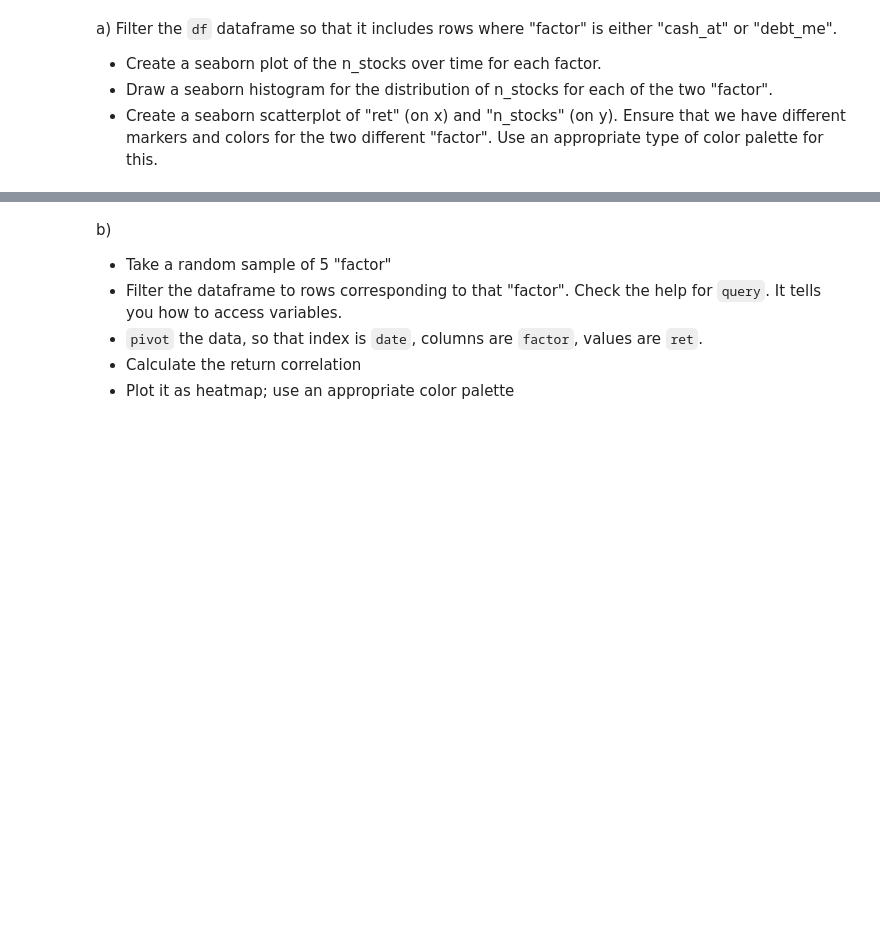
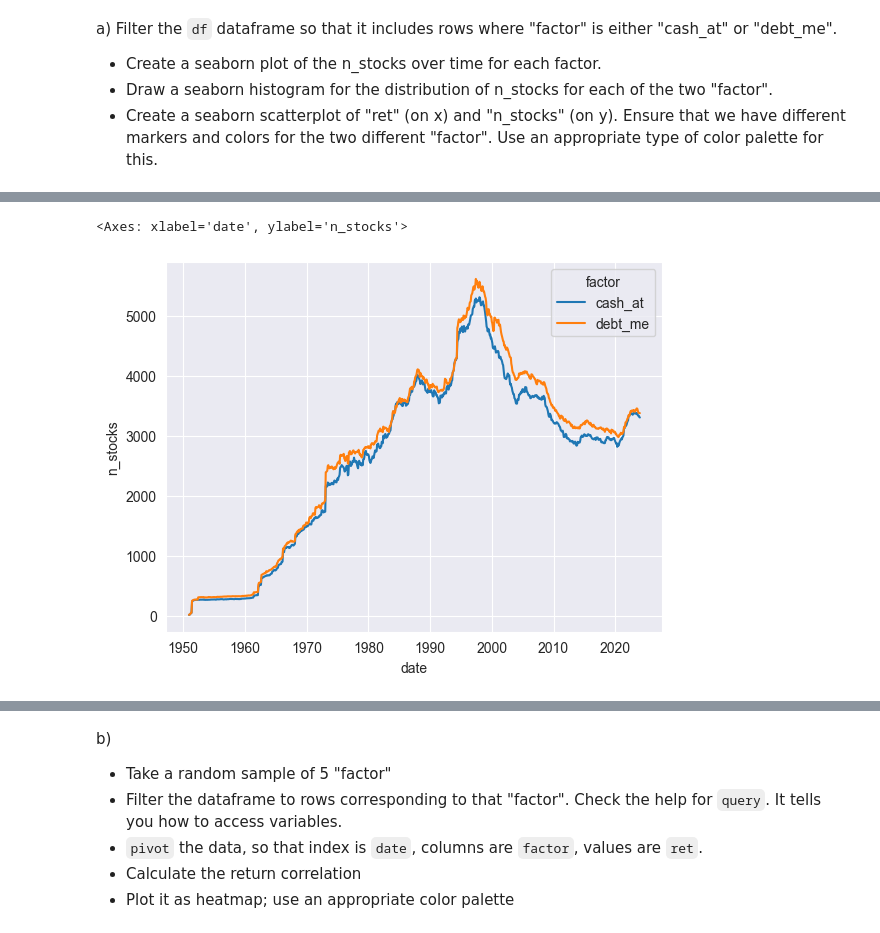
Before and after one commit to Segtanof/pyfin, a Jupyter notebook: 05_Data_Visualization.ipynb, the cells around one changed output, grey strips where cells are left out. Saved outputs shown, nothing was run; the diff lists cells and outputs as text; code cells hidden in the pictures; blank space fills up the shorter version.

```diff
--- a/05_Data_Visualization.ipynb
+++ b/05_Data_Visualization.ipynb
@@ -200,3 +179,6 @@ Filter the `df` dataframe so that it includes rows where "factor" is either "cas
 - Create a seaborn plot of the n_stocks over time for each factor.
 - Draw a seaborn histogram for the distribution of n_stocks for each of the two "factor".
 - Create a seaborn scatterplot of "ret" (on x) and "n_stocks" (on y). Ensure that we have different markers and colors for the two different "factor". Use an appropriate type of color palette for this.
+# %%
+work_data = df.query("(factor == 'cash_at') | (factor == 'debt_me')")
+work_data
@@ -202,0 +199,5 @@ Filter the `df` dataframe so that it includes rows where "factor" is either "cas
+# %%
+sns.lineplot(x="date", y="n_stocks", hue="factor",data=work_data)
+# %% [output]
+<Axes: xlabel='date', ylabel='n_stocks'>
+[figure, added]
```
Also changed, not shown: parts of 6 cells of this notebook, 1 other file.
